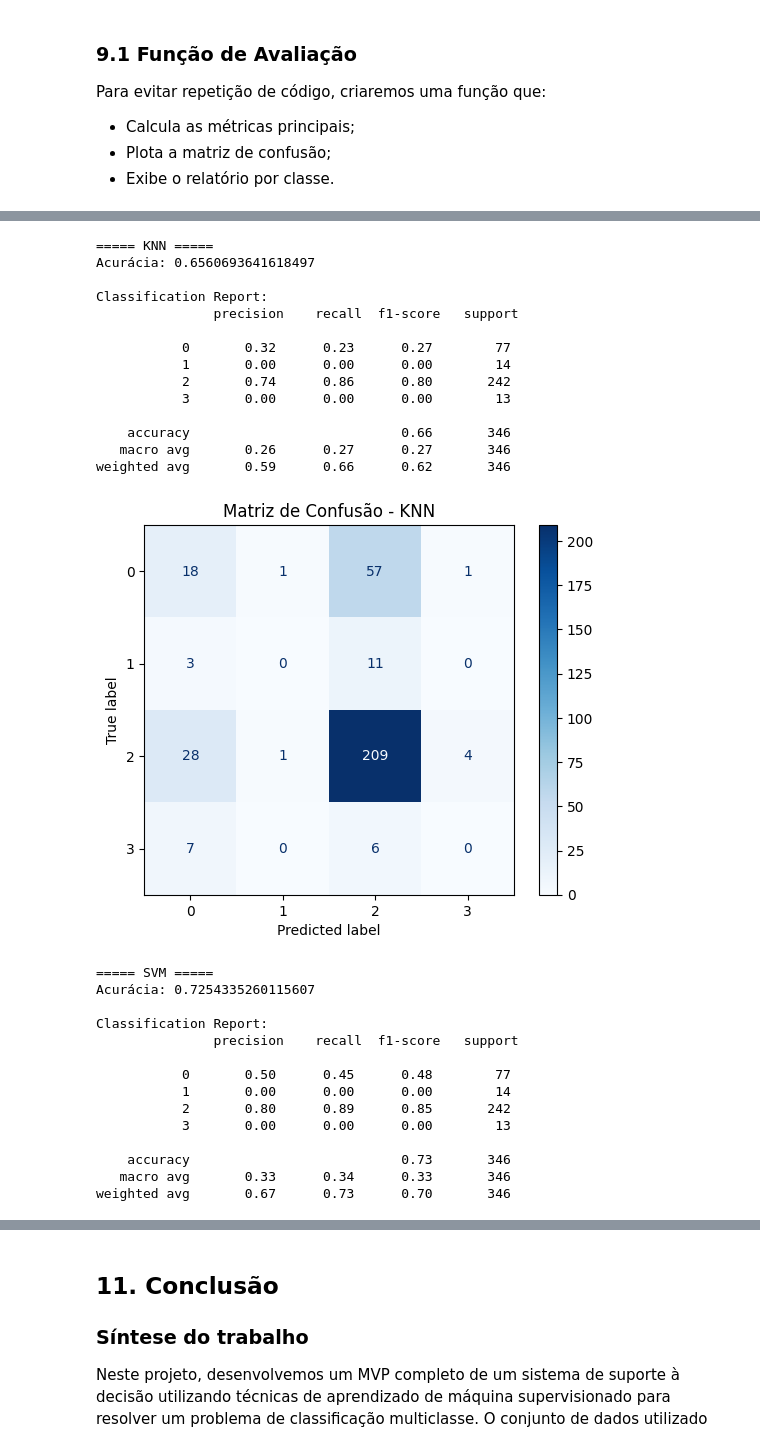
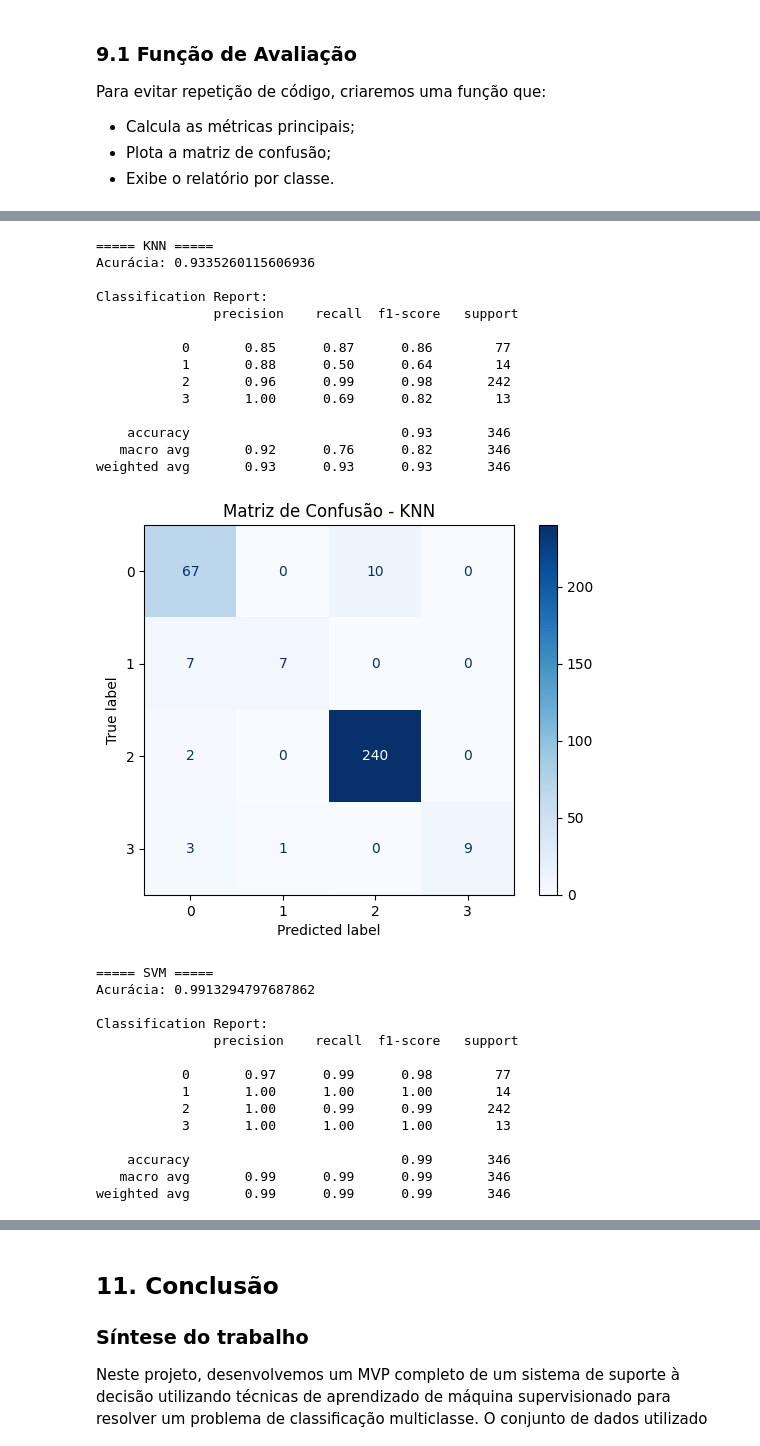
Before and after one commit to lucabueno22/SSD-MVP-1, a Jupyter notebook: SSD_Car_Evaluation_Data_Set.ipynb, the cells around one changed output, grey strips where cells are left out. Drawn from its saved outputs; the diff is of its cells as text; code cells hidden in the pictures.

```diff
--- a/SSD_Car_Evaluation_Data_Set.ipynb
+++ b/SSD_Car_Evaluation_Data_Set.ipynb
@@ -522,10 +522,10 @@ avaliar_modelo(grid_dt.best_estimator_, X_test, y_test, "Decision Tree")
 avaliar_modelo(grid_rf.best_estimator_, X_test, y_test, "Random Forest")
 
 # KNN (com dados padronizados)
-avaliar_modelo(grid_knn.best_estimator_, X_test_scaled, y_test, "KNN")
+avaliar_modelo(grid_knn.best_estimator_, X_test, y_test, "KNN")
 
 # SVM (com dados padronizados)
-avaliar_modelo(grid_svm.best_estimator_, X_test_scaled, y_test, "SVM")
+avaliar_modelo(grid_svm.best_estimator_, X_test, y_test, "SVM")
 # %% [output]
 ===== Decision Tree =====
 Acurácia: 0.9797687861271677
@@ -536,53 +536,53 @@ Classification Report:
            0       0.96      0.96      0.96        77
            1       0.82      1.00      0.90        14
            2       1.00      1.00      1.00       242
            3       1.00      0.77      0.87        13
 
     accuracy                           0.98       346
    macro avg       0.95      0.93      0.93       346
 weighted avg       0.98      0.98      0.98       346
 [figure]
 ===== Random Forest =====
 Acurácia: 0.9797687861271677
 
 Classification Report:
                precision    recall  f1-score   support
 
            0       0.97      0.94      0.95        77
            1       0.93      0.93      0.93        14
            2       0.98      1.00      0.99       242
            3       1.00      0.92      0.96        13
 
     accuracy                           0.98       346
    macro avg       0.97      0.95      0.96       346
 weighted avg       0.98      0.98      0.98       346
 [figure]
 ===== KNN =====
-Acurácia: 0.6560693641618497
+Acurácia: 0.9335260115606936
 
 Classification Report:
                precision    recall  f1-score   support
 
-           0       0.32      0.23      0.27        77
-           1       0.00      0.00      0.00        14
-           2       0.74      0.86      0.80       242
-           3       0.00      0.00      0.00        13
+           0       0.85      0.87      0.86        77
+           1       0.88      0.50      0.64        14
+           2       0.96      0.99      0.98       242
+           3       1.00      0.69      0.82        13
 
-    accuracy                           0.66       346
-   macro avg       0.26      0.27      0.27       346
-weighted avg       0.59      0.66      0.62       346
+    accuracy                           0.93       346
+   macro avg       0.92      0.76      0.82       346
+weighted avg       0.93      0.93      0.93       346
-[figure, old version]
+[figure, new version]
 ===== SVM =====
-Acurácia: 0.7254335260115607
+Acurácia: 0.9913294797687862
 
 Classification Report:
                precision    recall  f1-score   support
 
-           0       0.50      0.45      0.48        77
-           1       0.00      0.00      0.00        14
-           2       0.80      0.89      0.85       242
-           3       0.00      0.00      0.00        13
+           0       0.97      0.99      0.98        77
+           1       1.00      1.00      1.00        14
+           2       1.00      0.99      0.99       242
+           3       1.00      1.00      1.00        13
 
-    accuracy                           0.73       346
-   macro avg       0.33      0.34      0.33       346
-weighted avg       0.67      0.73      0.70       346
+    accuracy                           0.99       346
+   macro avg       0.99      0.99      0.99       346
+weighted avg       0.99      0.99      0.99       346
```
Also changed, not shown: parts of 2 cells of this notebook.
